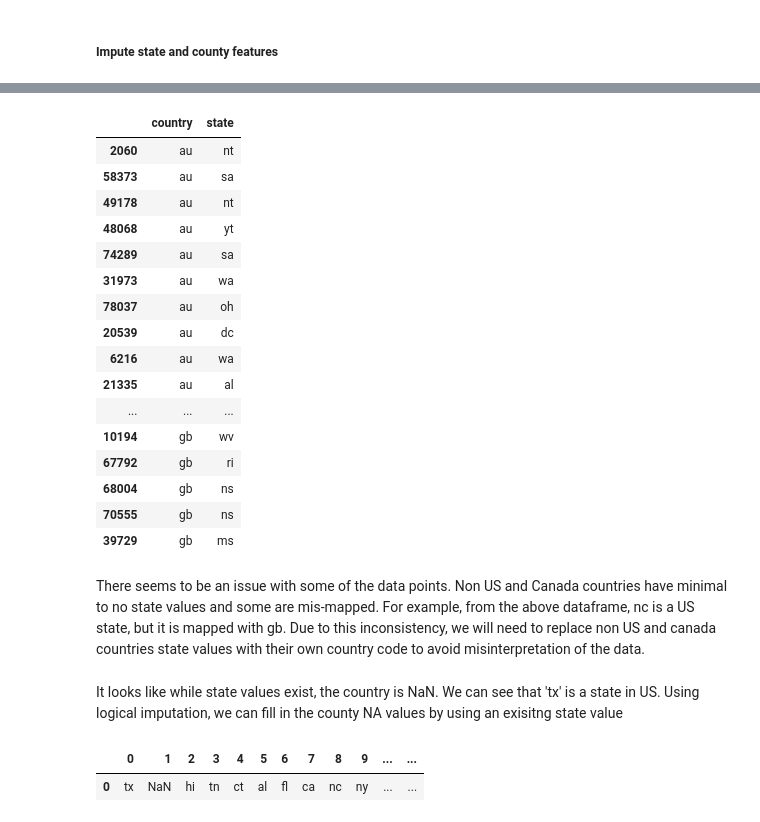
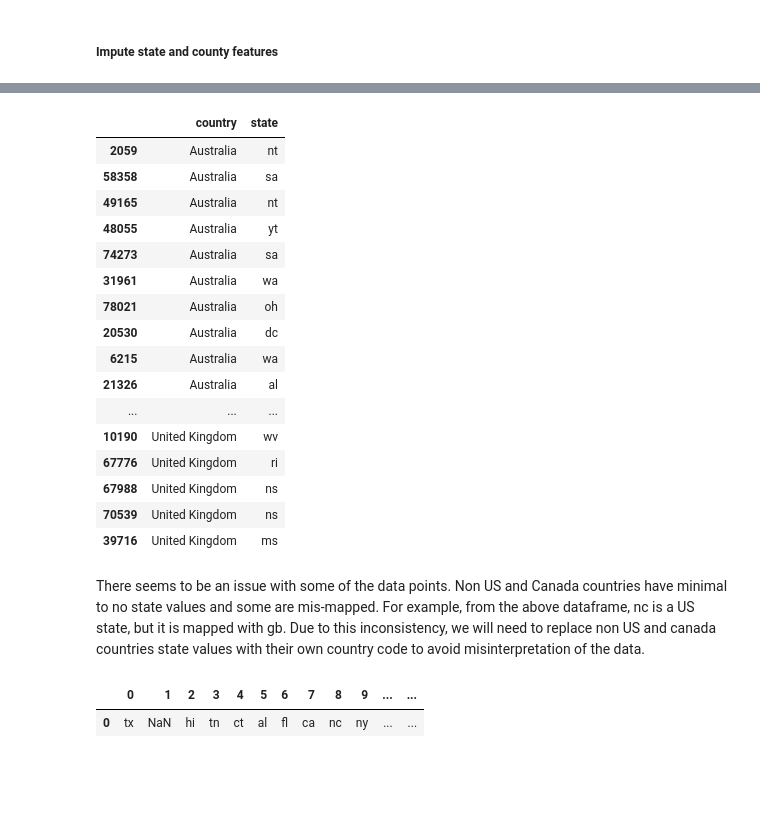
Before and after one commit to shivaallala/Multi-Classification-Prediction-UFO-Shape-Classifier, a Jupyter notebook: main.ipynb, the cells around one changed output, grey strips where cells are left out. Cells and saved outputs as stored; diff of their text form; code cells hidden in the pictures; blank space fills up the shorter version.

```diff
--- a/main.ipynb
+++ b/main.ipynb
@@ -199,0 +238,6 @@ memory usage: 6.1+ MB
+# %%
+# Strip spaces from column names
+ufo_clean.columns = ufo_clean.columns.str.strip()
+
+# Strip spaces from each value in the DataFrame
+ufo_clean = ufo_clean.apply(lambda x: x.strip() if isinstance(x, str) else x)
@@ -199,0 +268,14 @@ memory usage: 6.1+ MB
+# %%
+# Calculate shape value counts
+shape_counts = ufo_clean['shape'].value_counts()
+
+# Identify shapes with counts less than 10
+shapes_to_remove = shape_counts[shape_counts < 10].index.tolist()
+
+# Filter rows to remove shapes with counts less than 10
+ufo_clean = ufo_clean[~ufo_clean['shape'].isin(shapes_to_remove)]
+
+ufo_clean.reset_index(drop=True, inplace=True)
+
+# Verify the result
+print(ufo_clean['shape'].value_counts())
@@ -199,0 +334,11 @@ memory usage: 6.1+ MB
+# %%
+# mapping shapes counterpart based on above analysis
+shape_mapping = {
+    'circle': 'disk',
+    'egg': 'oval',
+    'cylinder': 'cigar',
+    'unknown': 'other',
+    'formation': 'changing'
+}
+
+ufo_clean.loc[:,'shape'] = ufo_clean['shape'].replace(shape_mapping)
@@ -200,5 +367,17 @@ memory usage: 6.1+ MB
 # %% [markdown]
 ##### Impute state and county features
+# %%
+# Replace country codes with their respective names to avoid collision with state codes
+country_mapping = {
+    'us': 'United States',
+    'ca': 'Canada',
+    'gb': 'United Kingdom',
+    'de': 'Germany',
+    'au': 'Australia'
+}
+
+# Replace country codes with country names
+ufo_clean['country'] = ufo_clean['country'].replace(country_mapping)
 # %%
 plt.figure(figsize=(12,5))
 country_counts = ufo_clean['country'].value_counts()
@@ -235,28 +416,26 @@ ufo_clean[ufo_clean['country'].isnull()][['country','state']]
 # %%
 #Understanding states within non US or Canada countries
-ufo_clean[ufo_clean['country'].isin(['gb','de','au']) & ufo_clean['state'].notna()][['country','state']].sort_values(by = 'country')
+ufo_clean[ufo_clean['country'].isin(['United Kingdom','Germany','Australia']) & ufo_clean['state'].notna()][['country','state']].sort_values(by = 'country')
 # %% [output]
 |  | country | state |
-| 2060 | au | nt |
-| 58373 | au | sa |
-| 49178 | au | nt |
-| 48068 | au | yt |
-| 74289 | au | sa |
-| 31973 | au | wa |
-| 78037 | au | oh |
-| 20539 | au | dc |
-| 6216 | au | wa |
-| 21335 | au | al |
+| 2059 | Australia | nt |
+| 58358 | Australia | sa |
+| 49165 | Australia | nt |
+| 48055 | Australia | yt |
+| 74273 | Australia | sa |
+| 31961 | Australia | wa |
+| 78021 | Australia | oh |
+| 20530 | Australia | dc |
+| 6215 | Australia | wa |
+| 21326 | Australia | al |
 | ... | ... | ... |
-| 10194 | gb | wv |
-| 67792 | gb | ri |
-| 68004 | gb | ns |
-| 70555 | gb | ns |
-| 39729 | gb | ms |
+| 10190 | United Kingdom | wv |
+| 67776 | United Kingdom | ri |
+| 67988 | United Kingdom | ns |
+| 70539 | United Kingdom | ns |
+| 39716 | United Kingdom | ms |
 # %% [markdown]
 There seems to be an issue with some of the data points. Non US and Canada countries have minimal to no state values and some are mis-mapped. For example, from the above dataframe, nc is a US state, but it is mapped with gb. Due to this inconsistency, we will need to replace non US and canada countries state values with their own country code to avoid misinterpretation of the data.
-# %% [markdown]
-It looks like while state values exist, the country is NaN. We can see that 'tx' is a state in US. Using logical imputation, we can fill in the county NA values by using an exisitng state value
 # %%
 # Unique State values, there are about 68 unique state values where 50 of them are of US states
 state_list = ufo_clean['state'].unique().tolist()
```
Also changed, not shown: parts of 78 cells of this notebook.
